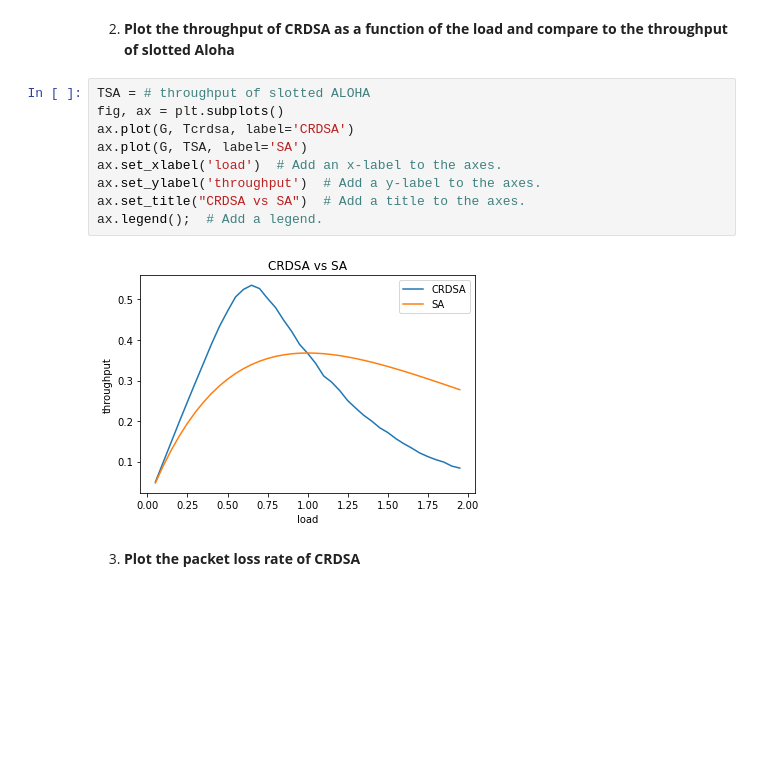
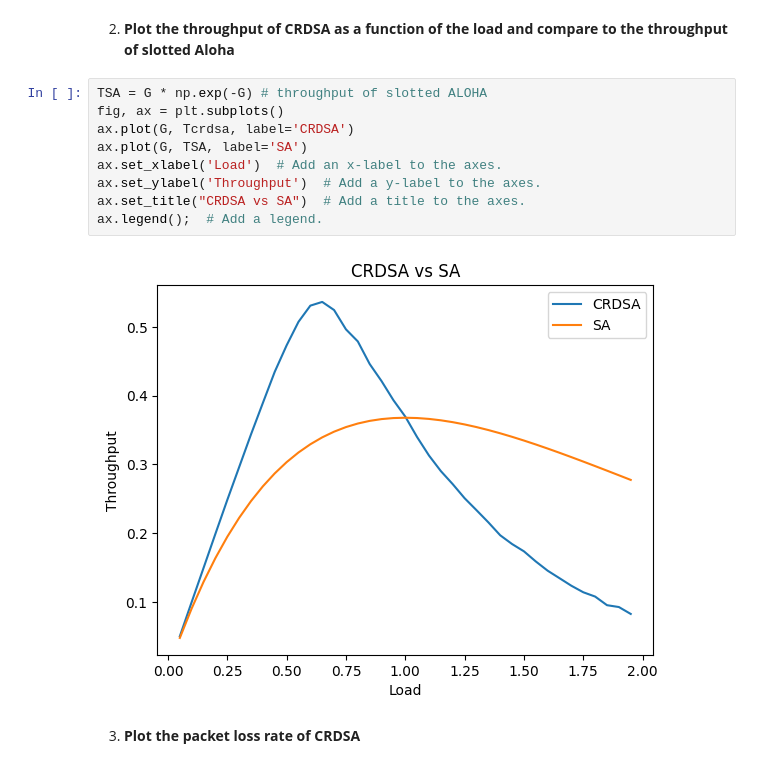
Before and after one commit to blaisehuber/TP-Acces-et-ordonnancement, a Jupyter notebook: irsa-student-version.ipynb, the cells around one changed output. Cells and saved outputs as stored; diff of their text form; blank space fills up the shorter version.

```diff
--- a/irsa-student-version.ipynb
+++ b/irsa-student-version.ipynb
@@ -84,16 +92,16 @@ PLcrdsa = 1 - Tcrdsa/G   # packet loss rate od CRDSA
 # %% [markdown]
 2. **Plot the throughput of CRDSA as a function of the load and compare to the throughput of slotted Aloha**
 # %%
-TSA = # throughput of slotted ALOHA
+TSA = G * np.exp(-G) # throughput of slotted ALOHA
 fig, ax = plt.subplots()
 ax.plot(G, Tcrdsa, label='CRDSA')
 ax.plot(G, TSA, label='SA')
-ax.set_xlabel('load')  # Add an x-label to the axes.
-ax.set_ylabel('throughput')  # Add a y-label to the axes.
+ax.set_xlabel('Load')  # Add an x-label to the axes.
+ax.set_ylabel('Throughput')  # Add a y-label to the axes.
 ax.set_title("CRDSA vs SA")  # Add a title to the axes.
 ax.legend();  # Add a legend.
 # %% [output]
-[figure, old version]
+[figure, new version]
 # %% [markdown]
 3. **Plot the packet loss rate of CRDSA**
 # %%
```
Also changed, not shown: parts of 3 cells of this notebook.
